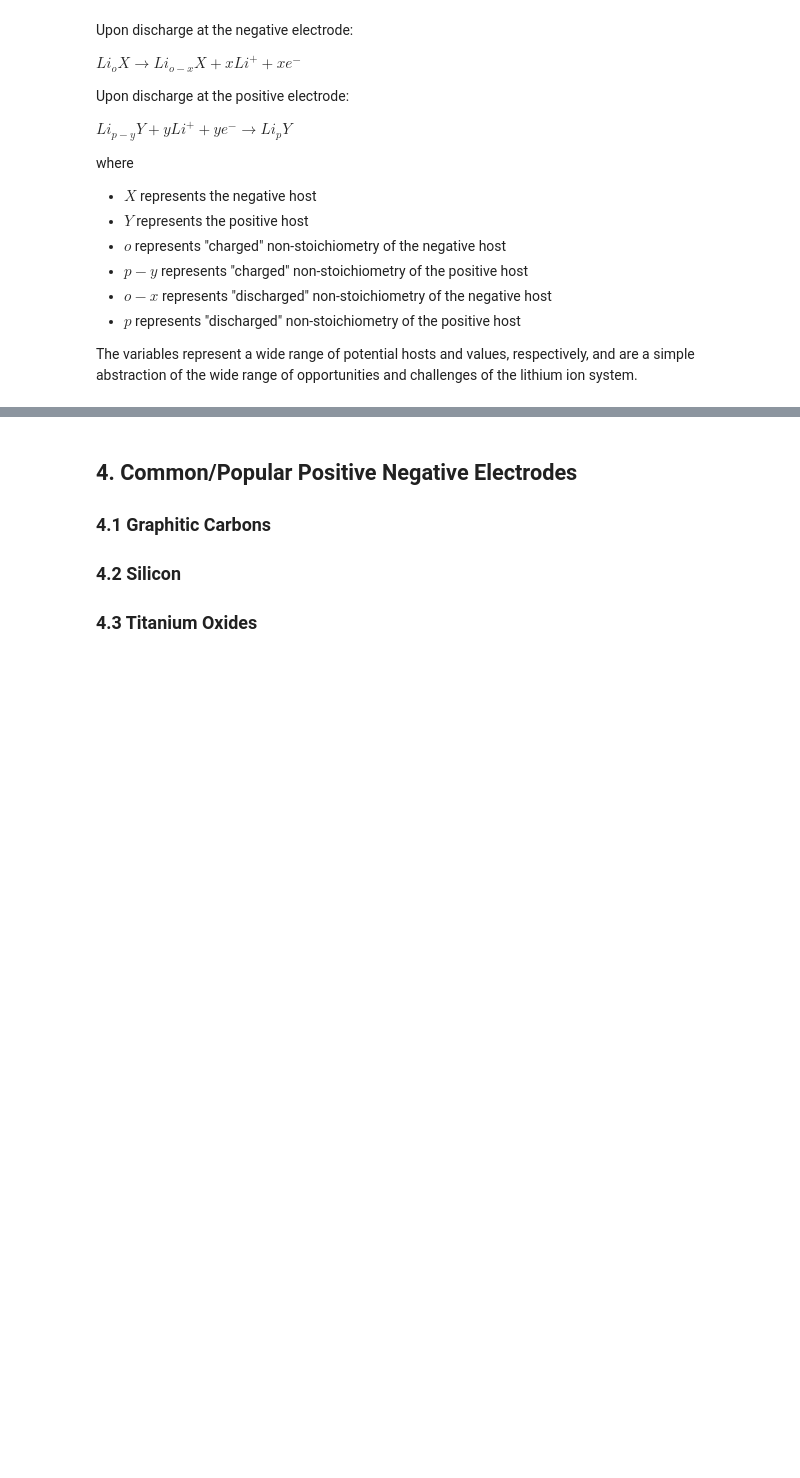
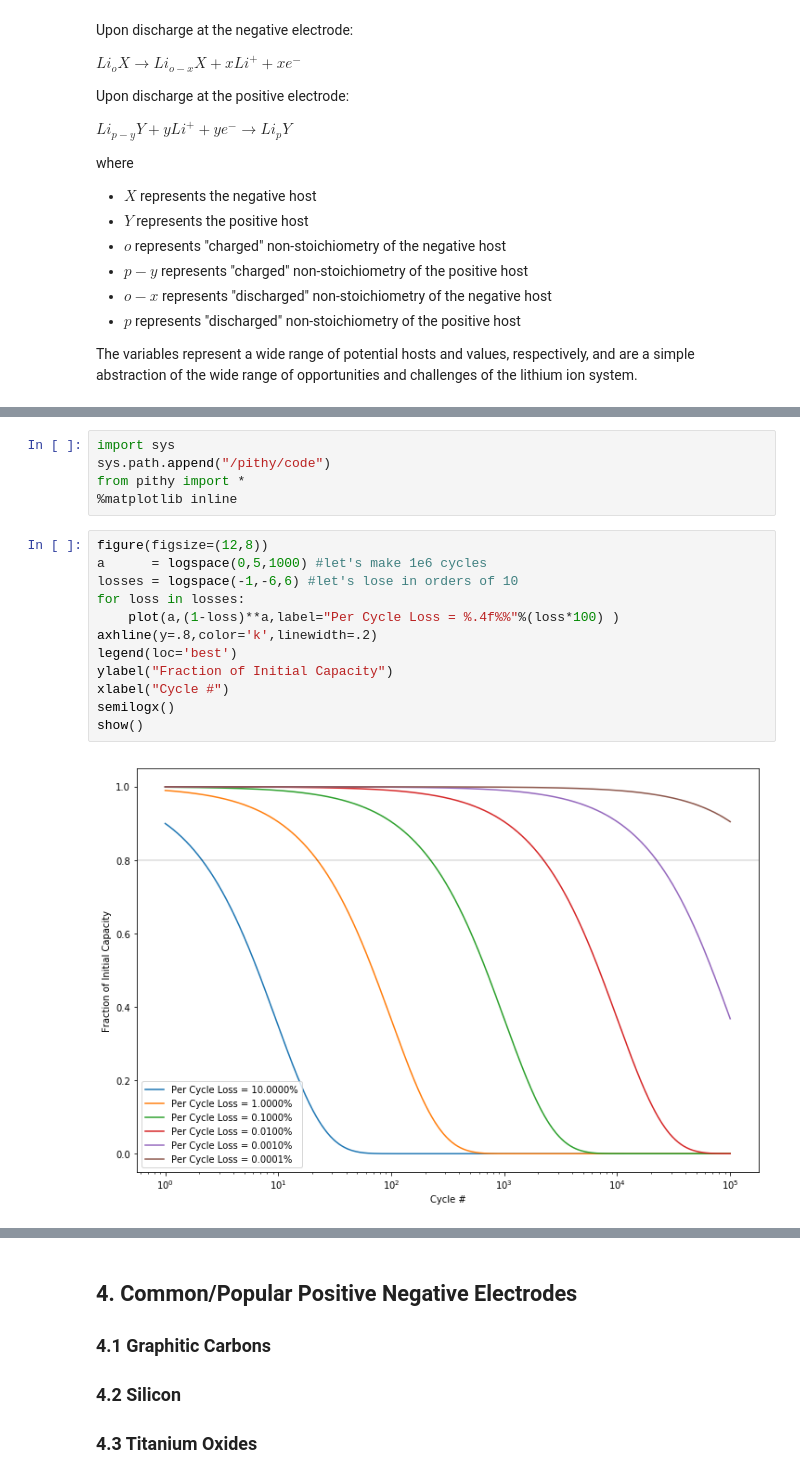
Before and after one commit to dansteingart/MAE_424_534_Spring_2018, a Jupyter notebook: notebooks/lecture_09_lithium_ion_systems.ipynb, the cells around one changed output, grey strips where cells are left out. Saved outputs shown, nothing was run; the diff lists cells and outputs as text; blank space fills up the shorter version.

```diff
--- a/notebooks/lecture_09_lithium_ion_systems.ipynb
+++ b/notebooks/lecture_09_lithium_ion_systems.ipynb
@@ -37,0 +53,19 @@ So why do we bother with a host rather than the pure phase? The short answer is
+# %%
+import sys
+sys.path.append("/pithy/code")
+from pithy import *
+%matplotlib inline
+# %%
+figure(figsize=(12,8))
+a      = logspace(0,5,1000) #let's make 1e6 cycles
+losses = logspace(-1,-6,6) #let's lose in orders of 10
+for loss in losses:
+    plot(a,(1-loss)**a,label="Per Cycle Loss = %.4f%%"%(loss*100) )
+axhline(y=.8,color='k',linewidth=.2)
+legend(loc='best')
+ylabel("Fraction of Initial Capacity")
+xlabel("Cycle #")
+semilogx()
+show()
+# %% [output]
+[figure, added]
```
Also changed, not shown: parts of 5 cells of this notebook, 3 other files.
